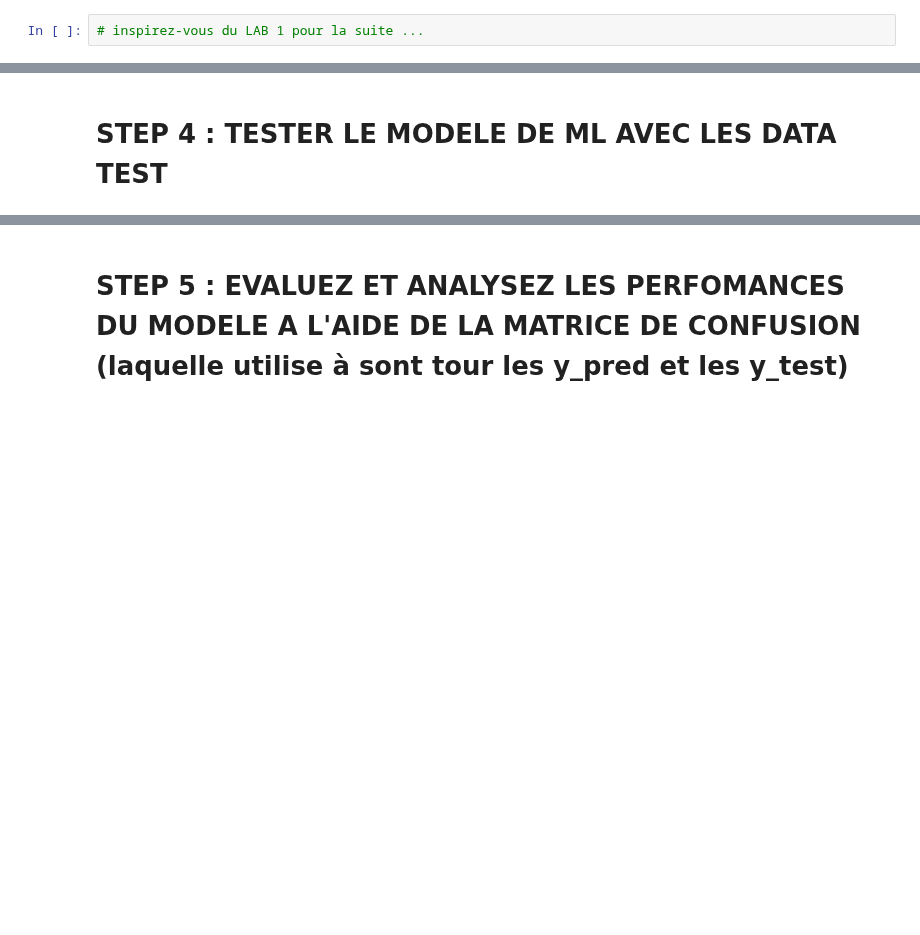
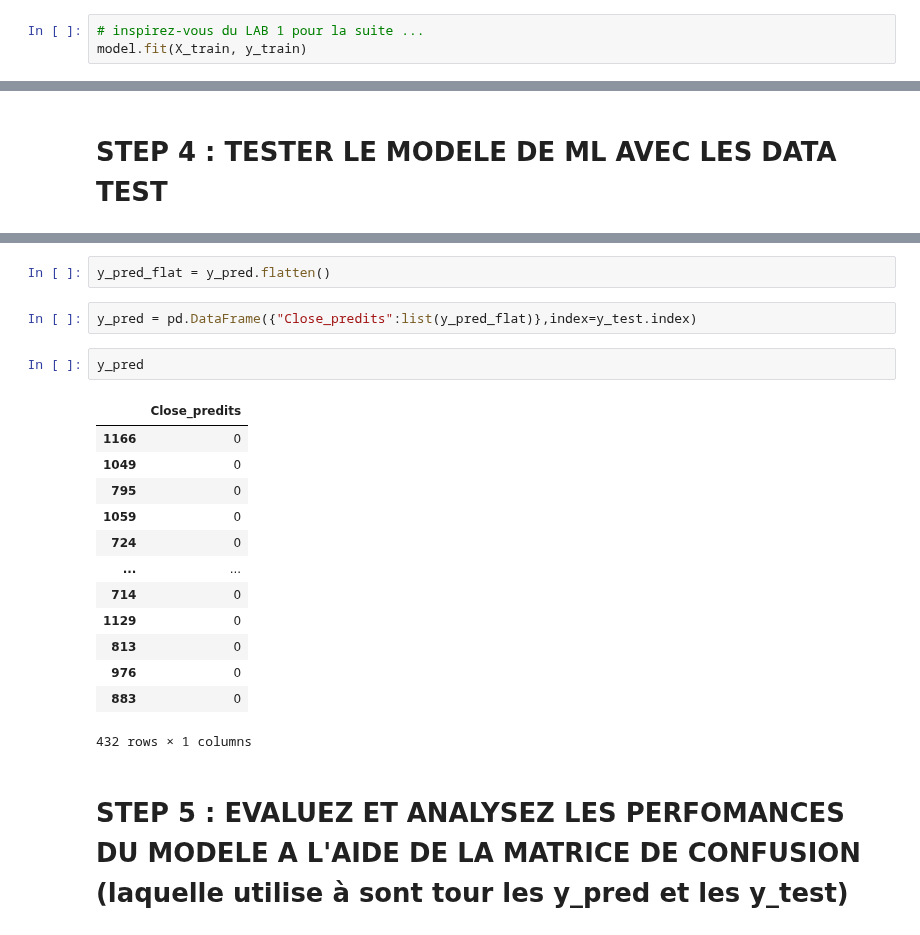
Before and after one commit to Yann-Fournier/Manipulation-de-donn-es-Python-B2, a Jupyter notebook: Mulapi/Intro IA/machine_learning_intro2.ipynb, the cells around one changed output, grey strips where cells are left out. Saved outputs shown, nothing was run; the diff lists cells and outputs as text; blank space fills up the shorter version.

```diff
--- a/Mulapi/Intro IA/machine_learning_intro2.ipynb
+++ b/Mulapi/Intro IA/machine_learning_intro2.ipynb
@@ -125,2 +170,3 @@ model = #TODO:::
 # %%
 # inspirez-vous du LAB 1 pour la suite ...
+model.fit(X_train, y_train)
@@ -133,3 +254,23 @@ y_pred = model.predict(#TODO:::)
+# %%
+y_pred_flat = y_pred.flatten()
+# %%
+y_pred = pd.DataFrame({"Close_predits":list(y_pred_flat)},index=y_test.index)
+# %%
+y_pred
+# %% [output]
+|  | Close_predits |
+| 1166 | 0 |
+| 1049 | 0 |
+| 795 | 0 |
+| 1059 | 0 |
+| 724 | 0 |
+| ... | ... |
+| 714 | 0 |
+| 1129 | 0 |
+| 813 | 0 |
+| 976 | 0 |
+| 883 | 0 |
+432 rows × 1 columns
 # %% [markdown]
 # STEP 5 : EVALUEZ ET ANALYSEZ LES PERFOMANCES DU MODELE A L'AIDE DE LA MATRICE DE CONFUSION (laquelle utilise à sont tour les y_pred et les y_test)
 # %% [markdown]
```
Also changed, not shown: parts of 32 cells of this notebook, 1 other file.
